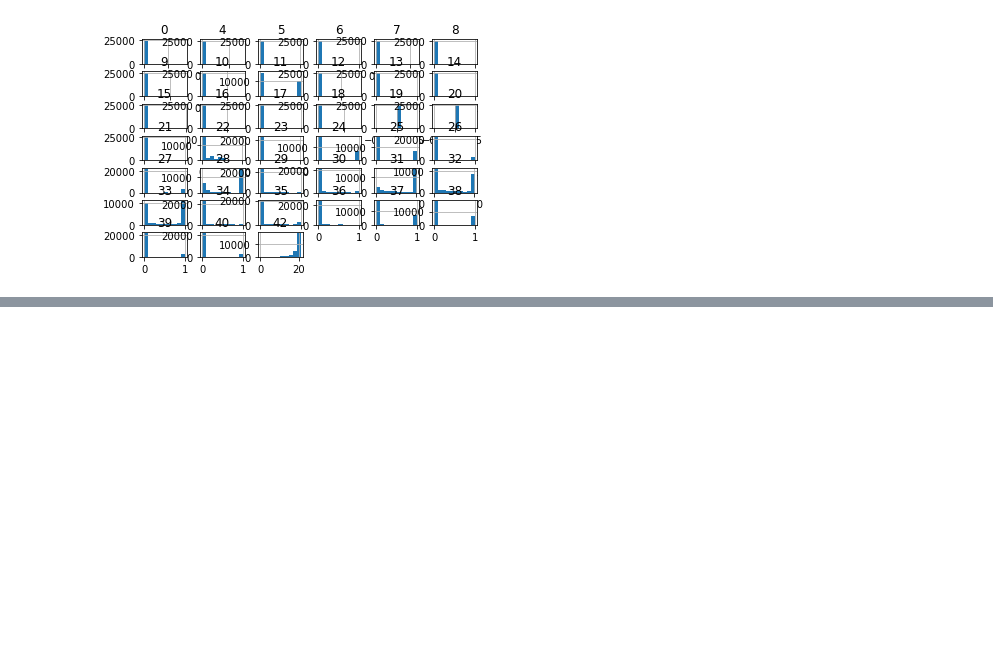
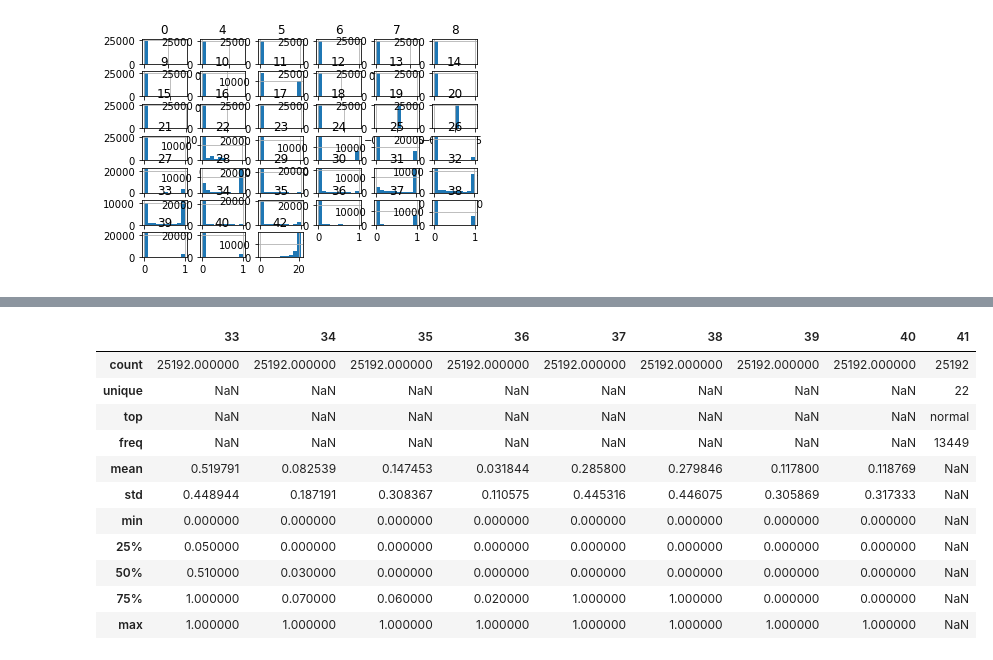
Before and after one commit to Rofkey/TFM_Bagging_Model, a Jupyter notebook: delaLlave_Ruben_Bagging.ipynb, the cells around one changed output, grey strips where cells are left out. Saved outputs shown, nothing was run; the diff lists cells and outputs as text; code cells hidden in the pictures; blank space fills up the shorter version.

```diff
--- a/delaLlave_Ruben_Bagging.ipynb
+++ b/delaLlave_Ruben_Bagging.ipynb
@@ -84,0 +108,22 @@ plt.show()
+# %%
+#Compruebe las columnas, estudiando sus valores máximos y minx, valores únicos, etc.
+#Podemos analizar los valores estadísticos de todas las columnas o podemos verlas aumentando el número de columnas
+#Vamos a mostrar las primeras 12 filas y analizarlas, luego lo haremos en incrementos a 10:
+
+dataset.iloc[:,0:12].describe(include="all")
+dataset.iloc[:,13:23].describe(include="all")
+dataset.iloc[:,23:33].describe(include="all")
+dataset.iloc[:,33:43].describe(include="all")
+# %% [output]
+|  | 33 | 34 | 35 | 36 | 37 | 38 | 39 | 40 | 41 |
+| count | 25192.000000 | 25192.000000 | 25192.000000 | 25192.000000 | 25192.000000 | 25192.000000 | 25192.000000 | 25192.000000 | 25192 |
+| unique | NaN | NaN | NaN | NaN | NaN | NaN | NaN | NaN | 22 |
+| top | NaN | NaN | NaN | NaN | NaN | NaN | NaN | NaN | normal |
+| freq | NaN | NaN | NaN | NaN | NaN | NaN | NaN | NaN | 13449 |
+| mean | 0.519791 | 0.082539 | 0.147453 | 0.031844 | 0.285800 | 0.279846 | 0.117800 | 0.118769 | NaN |
+| std | 0.448944 | 0.187191 | 0.308367 | 0.110575 | 0.445316 | 0.446075 | 0.305869 | 0.317333 | NaN |
+| min | 0.000000 | 0.000000 | 0.000000 | 0.000000 | 0.000000 | 0.000000 | 0.000000 | 0.000000 | NaN |
+| 25% | 0.050000 | 0.000000 | 0.000000 | 0.000000 | 0.000000 | 0.000000 | 0.000000 | 0.000000 | NaN |
+| 50% | 0.510000 | 0.030000 | 0.000000 | 0.000000 | 0.000000 | 0.000000 | 0.000000 | 0.000000 | NaN |
+| 75% | 1.000000 | 0.070000 | 0.060000 | 0.020000 | 1.000000 | 1.000000 | 0.000000 | 0.000000 | NaN |
+| max | 1.000000 | 1.000000 | 1.000000 | 1.000000 | 1.000000 | 1.000000 | 1.000000 | 1.000000 | NaN |
```
Also changed, not shown: parts of 24 cells of this notebook.
